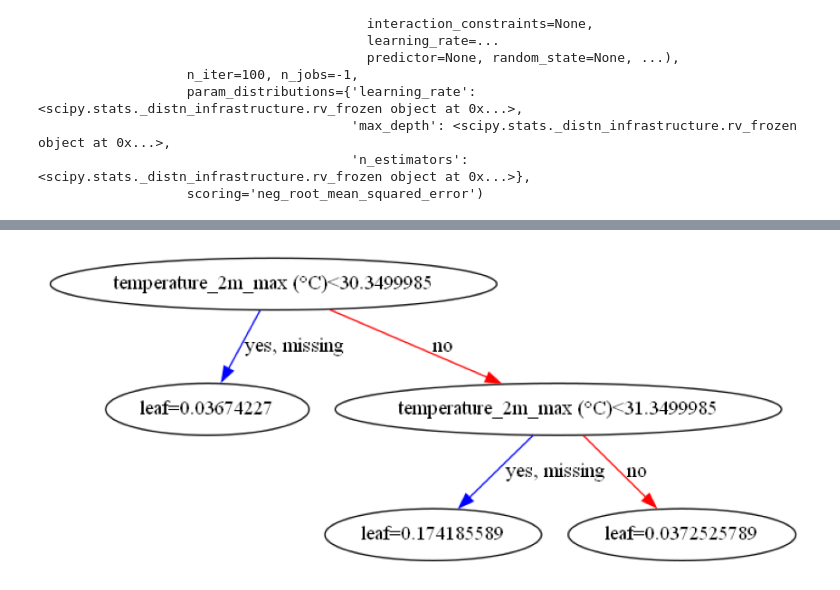
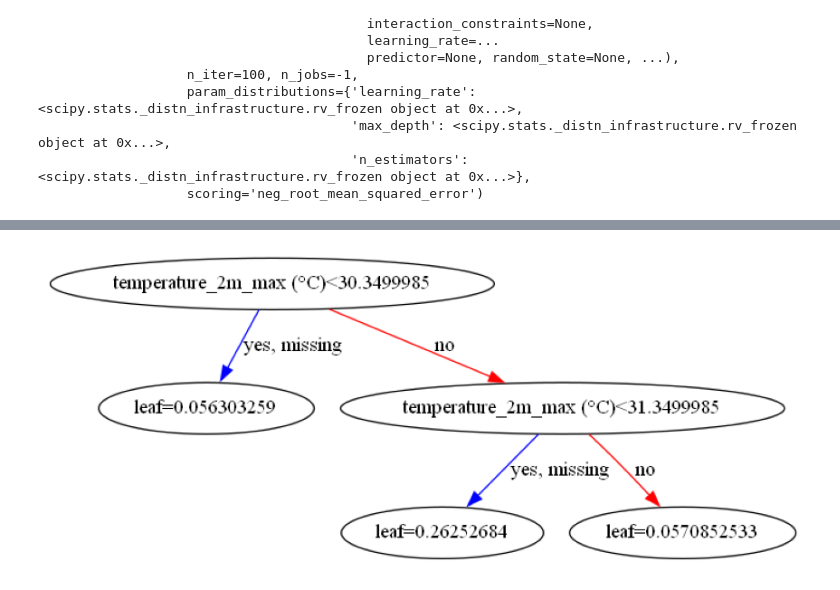
Before and after one commit to el-thobhy/rainfall-prediction, a Jupyter notebook: test_latihan.ipynb, the cells around one changed output, grey strips where cells are left out. Cells and saved outputs as stored; diff of their text form; code cells hidden in the pictures.

```diff
--- a/test_latihan.ipynb
+++ b/test_latihan.ipynb
@@ -164,6 +165,6 @@ data_baru
 # %%
 fig, ax = plt.subplots(figsize=(15, 15)) # set the size of the figure
-plot_tree(best_xgb_model, num_trees=0, ax=ax) # plot the tree on the axes
+plot_tree(best_xgb_model, num_trees=6, ax=ax) # plot the tree on the axes
 plt.show() # show the plot
 # %% [output]
-[figure, old version]
+[figure, new version]
```
Also changed, not shown: parts of 5 cells of this notebook, 8 other files.
